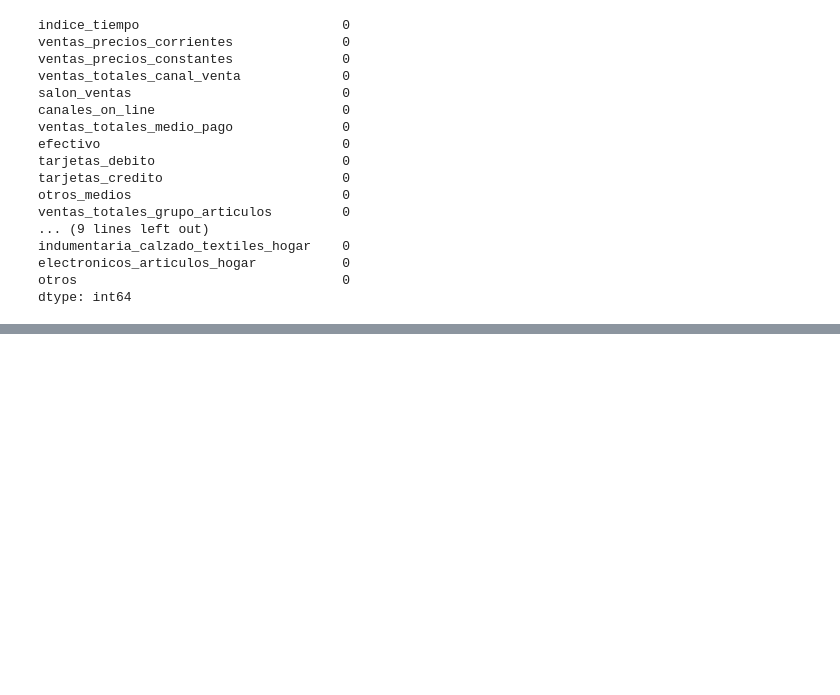
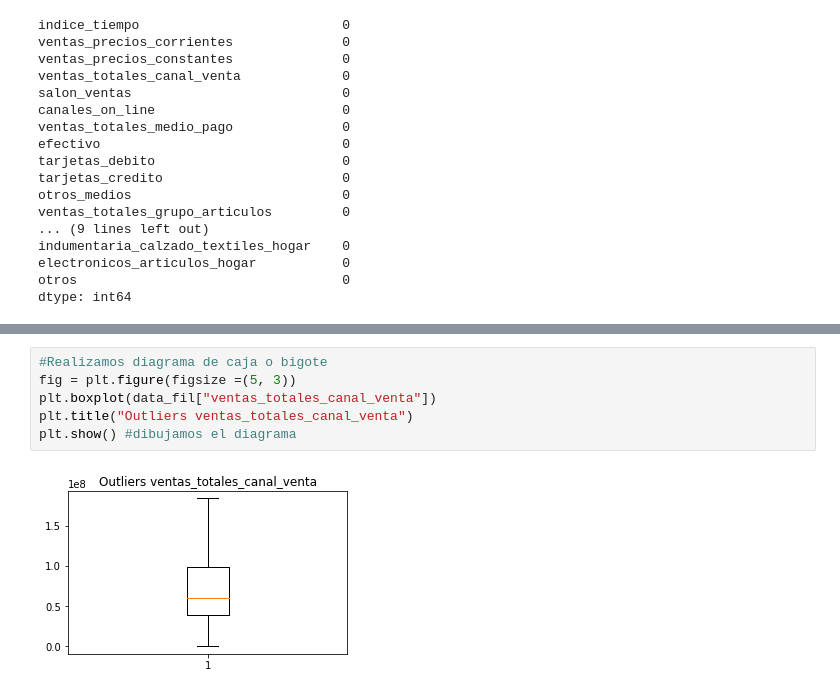
Before and after one commit to ElizabethCobos/Actividad3, a Jupyter notebook: Actividad3.ipynb, the cells around one changed output, grey strips where cells are left out. Saved outputs shown, nothing was run; the diff lists cells and outputs as text; blank space fills up the shorter version.

Commit message:
outliers

```diff
--- a/Actividad3.ipynb
+++ b/Actividad3.ipynb
@@ -696,0 +751,8 @@ dtype: int64
+# %%
+#Realizamos diagrama de caja o bigote
+fig = plt.figure(figsize =(5, 3))
+plt.boxplot(data_fil["ventas_totales_canal_venta"])
+plt.title("Outliers ventas_totales_canal_venta")
+plt.show() #dibujamos el diagrama
+# %% [output]
+[figure, added]
```
Also changed, not shown: parts of 5 cells of this notebook.
